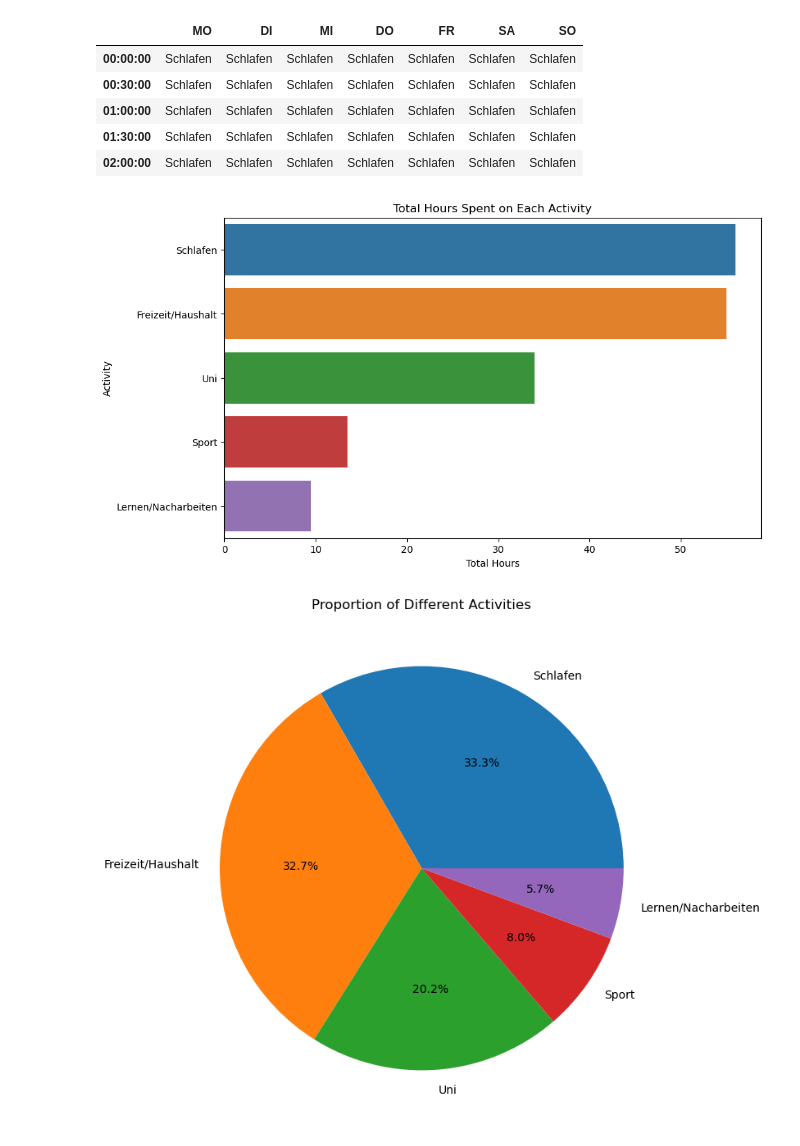
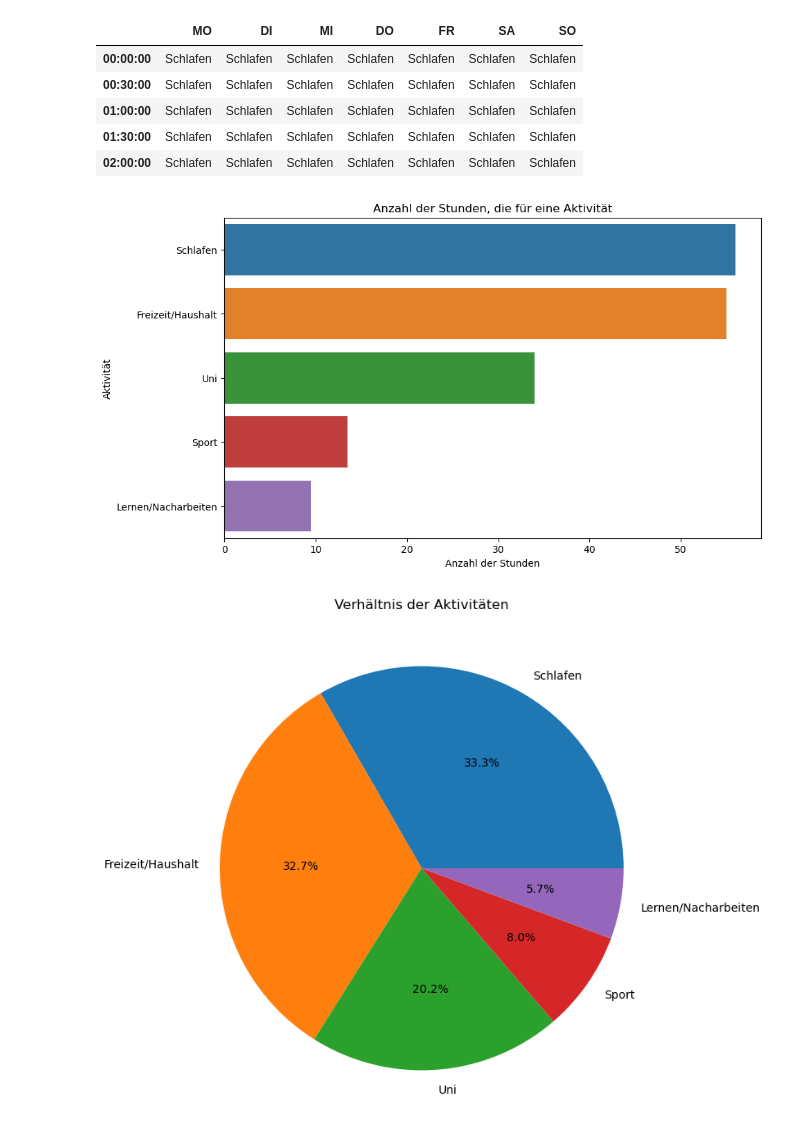
Before and after one commit to MarvinPahling/Time-Management-Analysis-Project, a Jupyter notebook: Zeiteinteilung.ipynb, the cells around one changed output. Saved outputs shown, nothing was run; the diff lists cells and outputs as text; code cells hidden in the pictures.

```diff
--- a/Zeiteinteilung.ipynb
+++ b/Zeiteinteilung.ipynb
@@ -54,27 +53,28 @@ activity_counts['Total Hours'] = activity_counts['Total Count'] / 2
 # %%
 # Creating the bar plot
 #Aspect Ratio
 plt.figure(figsize=(10, 6))
 sns.barplot(x='Total Hours', y='Activity', data=activity_counts)
 
-plt.title('Total Hours Spent on Each Activity')
-plt.xlabel('Total Hours')
-plt.ylabel('Activity')
+plt.title('Anzahl der Stunden, die für eine Aktivität')
+plt.xlabel('Anzahl der Stunden')
+plt.ylabel('Aktivität')
 
 # ajust the ending to fit your needed format (".png", ".jpg", ".svg")
 plt.savefig('barPlot.svg')
 
 plt.show()
 # %% [output]
-[figure, old version]
+[figure, new version]
 # %%
 # Summarizing the data for pie chart
 activity_summary = df.melt().value.value_counts()
 
 # Plotting the pie chart
+#Aspect Ratio
 plt.figure(figsize=(8, 8))
 activity_summary.plot(kind='pie', autopct='%1.1f%%')
-plt.title('Proportion of Different Activities')
+plt.title('Verhältnis der Aktivitäten')
 plt.ylabel('')  # Hiding the y-label
 
 # ajust the ending to fit your needed format (".png", ".jpg", ".svg")
@@ -82,5 +82,5 @@ plt.savefig('piePlot.svg')
 
 plt.show()
 # %% [output]
-[figure, old version]
+[figure, new version]
 # %%
```
Also changed, not shown: parts of 2 cells of this notebook.
